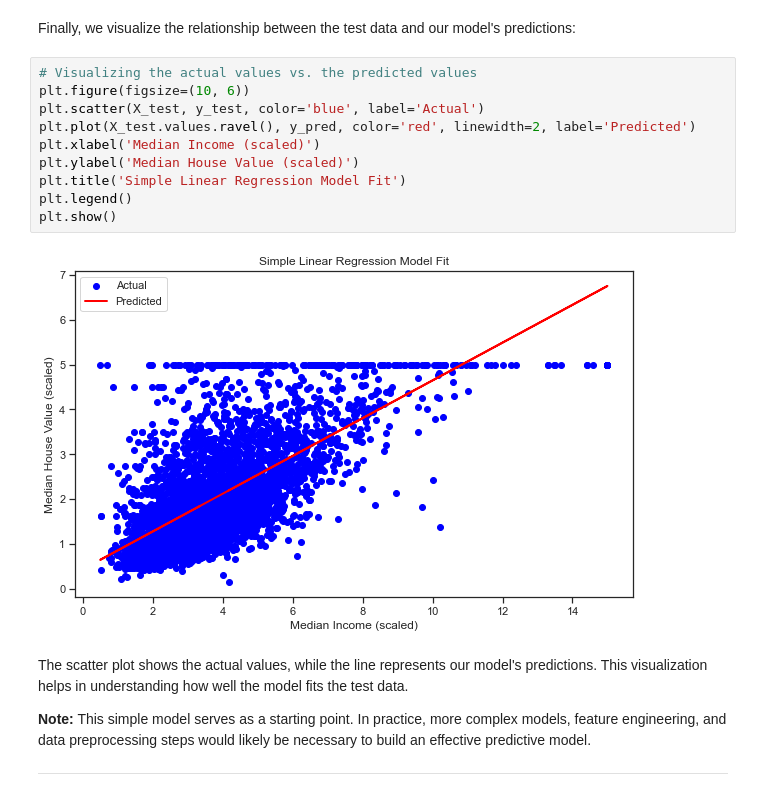
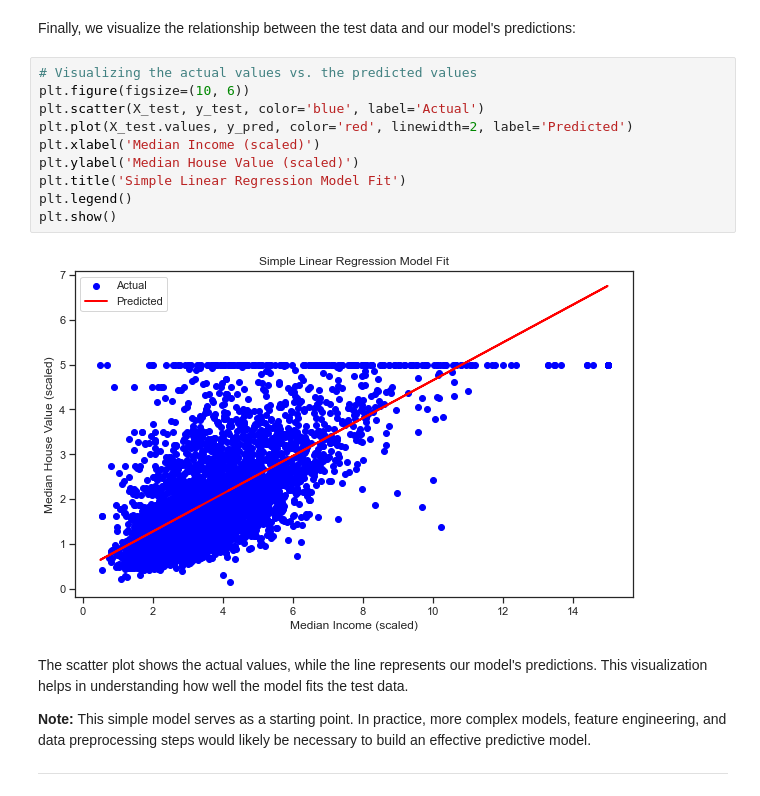
Before and after one commit to shaq31415926/March-Bootcamp, a Jupyter notebook: week8/01_LinearRegression.ipynb, the cells around one changed output. Drawn from its saved outputs; the diff is of its cells as text.

Commit message:
Day 1: Linear Regression code (updated)

```diff
--- a/week8/01_LinearRegression.ipynb
+++ b/week8/01_LinearRegression.ipynb
@@ -548,18 +548,18 @@ For our model:
 ## 6. Visualize the Model
 # %% [markdown]
 Finally, we visualize the relationship between the test data and our model's predictions:
-# %%
-# Visualizing the actual values vs. the predicted values
-plt.figure(figsize=(10, 6))
-plt.scatter(X_test, y_test, color='blue', label='Actual')
-plt.plot(X_test.values.ravel(), y_pred, color='red', linewidth=2, label='Predicted')
-plt.xlabel('Median Income (scaled)')
-plt.ylabel('Median House Value (scaled)')
-plt.title('Simple Linear Regression Model Fit')
-plt.legend()
-plt.show()
-# %% [output]
-[figure, removed]
+# %%
+# Visualizing the actual values vs. the predicted values
+plt.figure(figsize=(10, 6))
+plt.scatter(X_test, y_test, color='blue', label='Actual')
+plt.plot(X_test.values, y_pred, color='red', linewidth=2, label='Predicted')
+plt.xlabel('Median Income (scaled)')
+plt.ylabel('Median House Value (scaled)')
+plt.title('Simple Linear Regression Model Fit')
+plt.legend()
+plt.show()
+# %% [output]
+[figure, added]
 # %% [markdown]
 The scatter plot shows the actual values, while the line represents our model's predictions. This visualization helps in understanding how well the model fits the test data.
 
```
Also changed, not shown: parts of 2 cells of this notebook.
